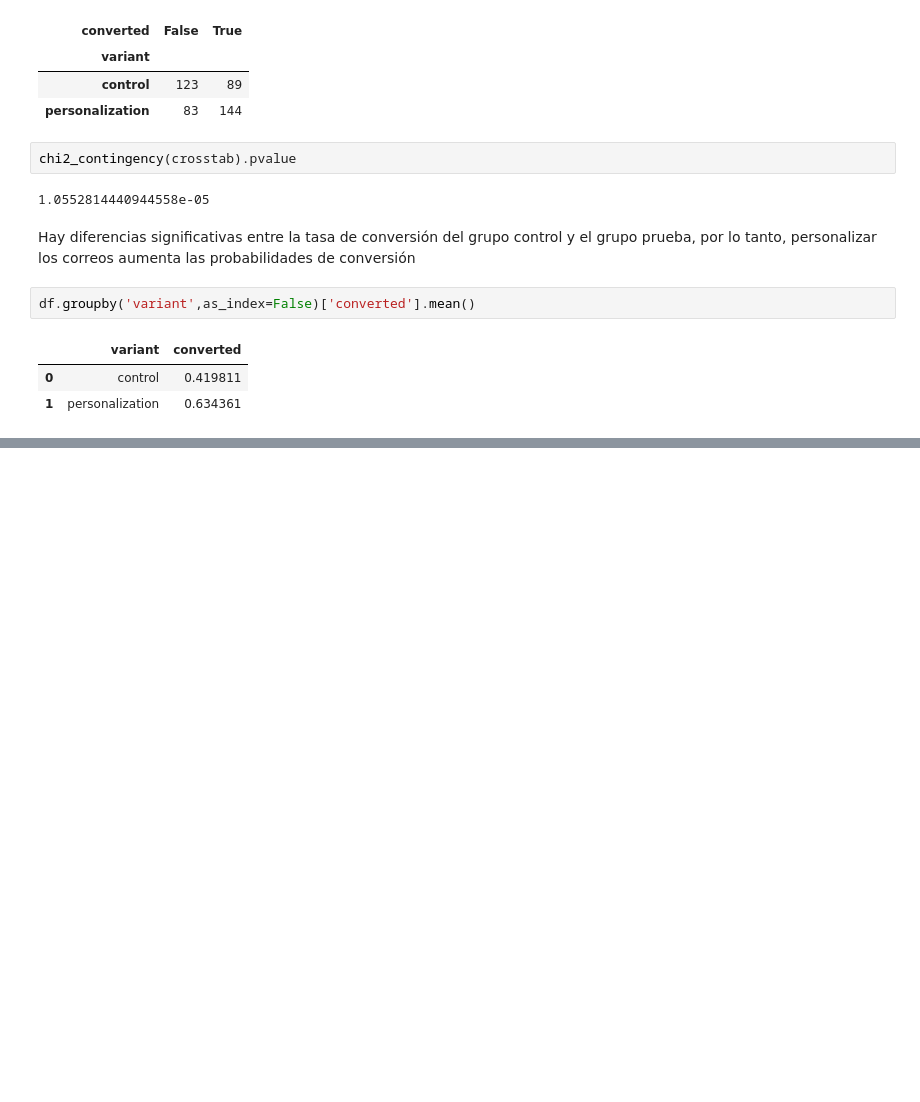
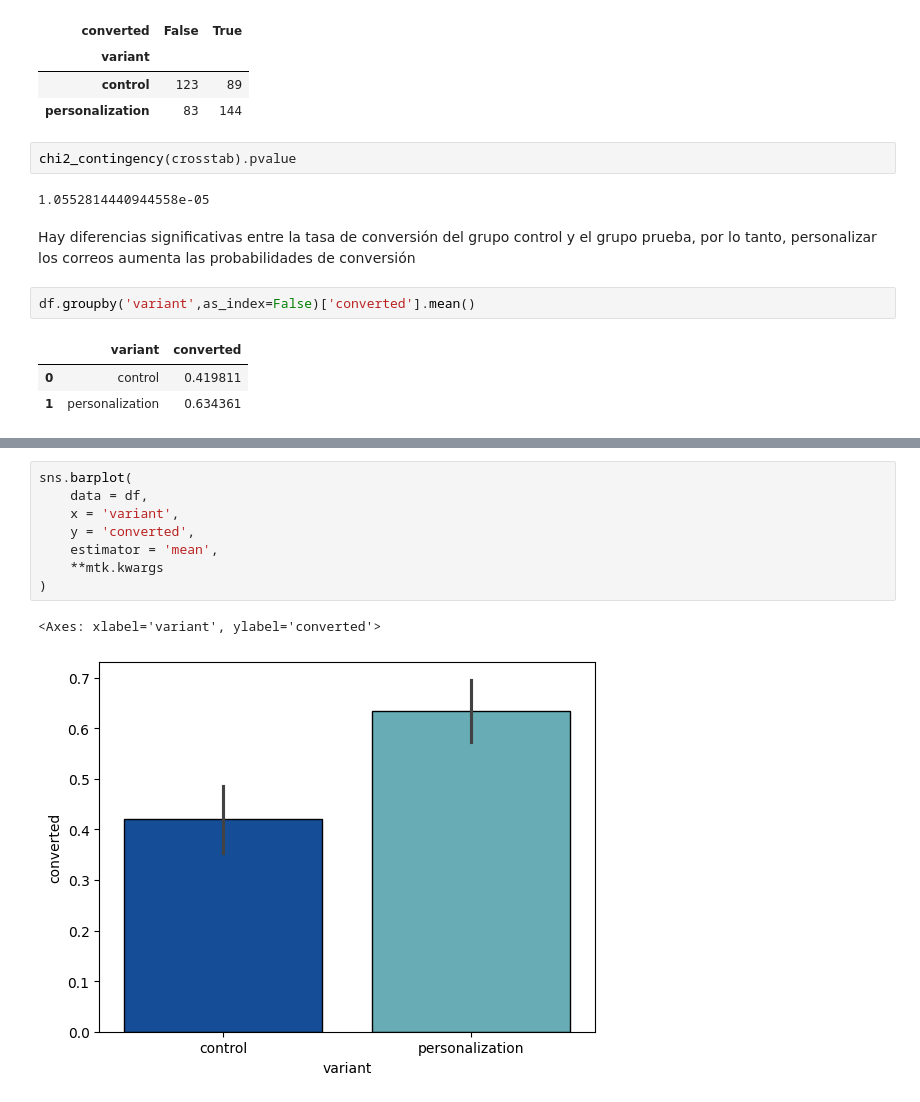
Before and after one commit to MiguelAMeloM/Miguel_DataAnalytics, a Jupyter notebook: ABtesting/AB_testing.ipynb, the cells around one changed output, grey strips where cells are left out. Drawn from its saved outputs; the diff is of its cells as text; blank space fills up the shorter version.

```diff
--- a/ABtesting/AB_testing.ipynb
+++ b/ABtesting/AB_testing.ipynb
@@ -337,0 +344,11 @@ df.groupby('variant',as_index=False)['converted'].mean()
+# %%
+sns.barplot(
+    data = df,
+    x = 'variant',
+    y = 'converted',
+    estimator = 'mean',
+    **mtk.kwargs
+)
+# %% [output]
+<Axes: xlabel='variant', ylabel='converted'>
+[figure, added]
```
Also changed, not shown: parts of 1 cell of this notebook.
